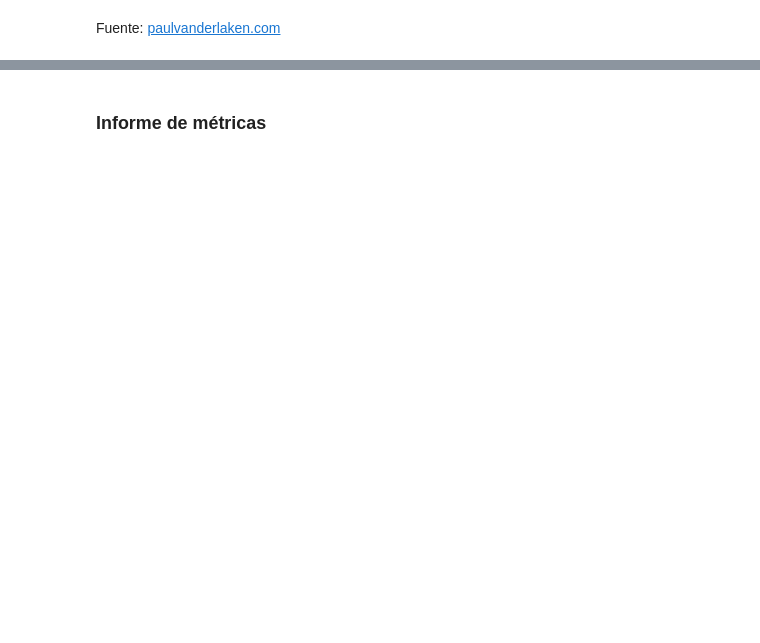
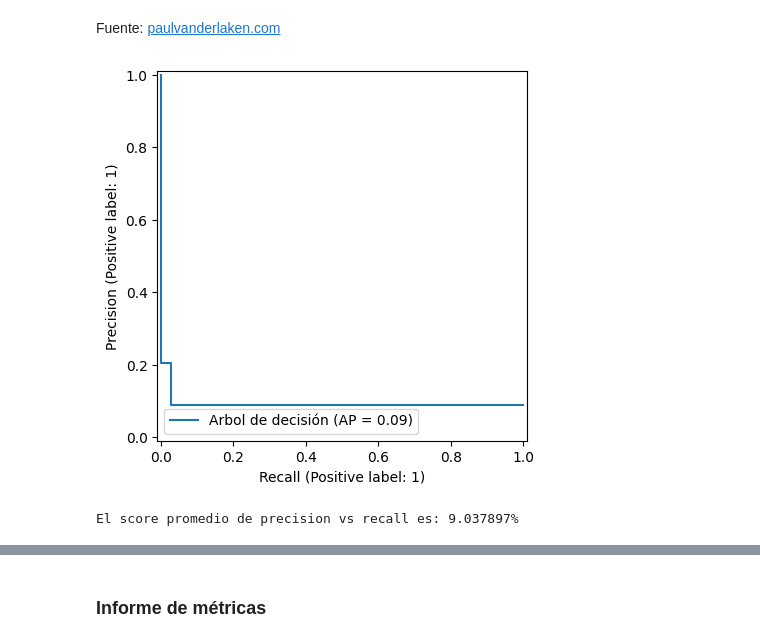
Before and after one commit to betorockers/DataScience_AluraLatam, a Jupyter notebook: 4-Estadisticas_y_Machine_Learning/Regresión_Lineal/4-Clasificacion-validacion_modelo_metricas_evaluacion/Clasificacion_validacion_y_metricas.ipynb, the cells around one changed output, grey strips where cells are left out. Saved outputs shown, nothing was run; the diff lists cells and outputs as text; code cells hidden in the pictures; blank space fills up the shorter version.

```diff
--- a/4-Estadisticas_y_Machine_Learning/Regresión_Lineal/4-Clasificacion-validacion_modelo_metricas_evaluacion/Clasificacion_validacion_y_metricas.ipynb
+++ b/4-Estadisticas_y_Machine_Learning/Regresión_Lineal/4-Clasificacion-validacion_modelo_metricas_evaluacion/Clasificacion_validacion_y_metricas.ipynb
@@ -208,0 +272,4 @@ Fuente: [paulvanderlaken.com](https://paulvanderlaken.com/2019/08/16/roc-auc-pre
+# %%
+PrecisionRecallDisplay.from_predictions(y_val, y_previsto, name='Arbol de decisión');
+# %% [output]
+[figure, added]
@@ -208,0 +278,4 @@ Fuente: [paulvanderlaken.com](https://paulvanderlaken.com/2019/08/16/roc-auc-pre
+# %%
+print(f'El score promedio de precision vs recall es: {average_precision_score(y_val, y_previsto):2%}')
+# %% [output]
+El score promedio de precision vs recall es: 9.037897%
```
Also changed, not shown: parts of 32 cells of this notebook, 7 other files.
